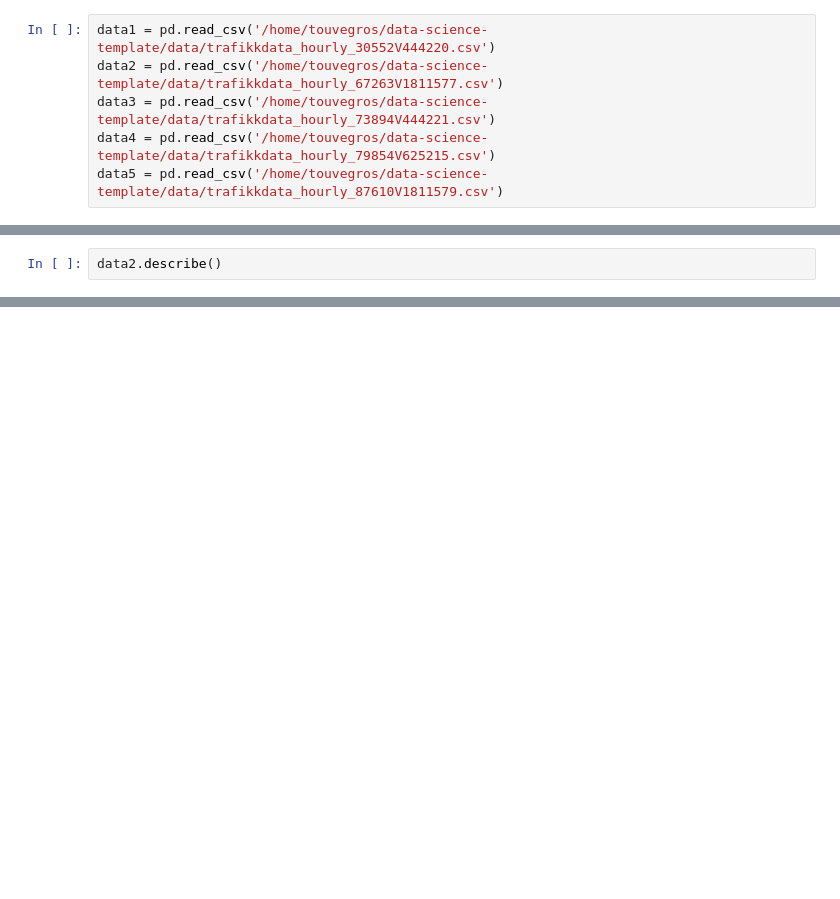
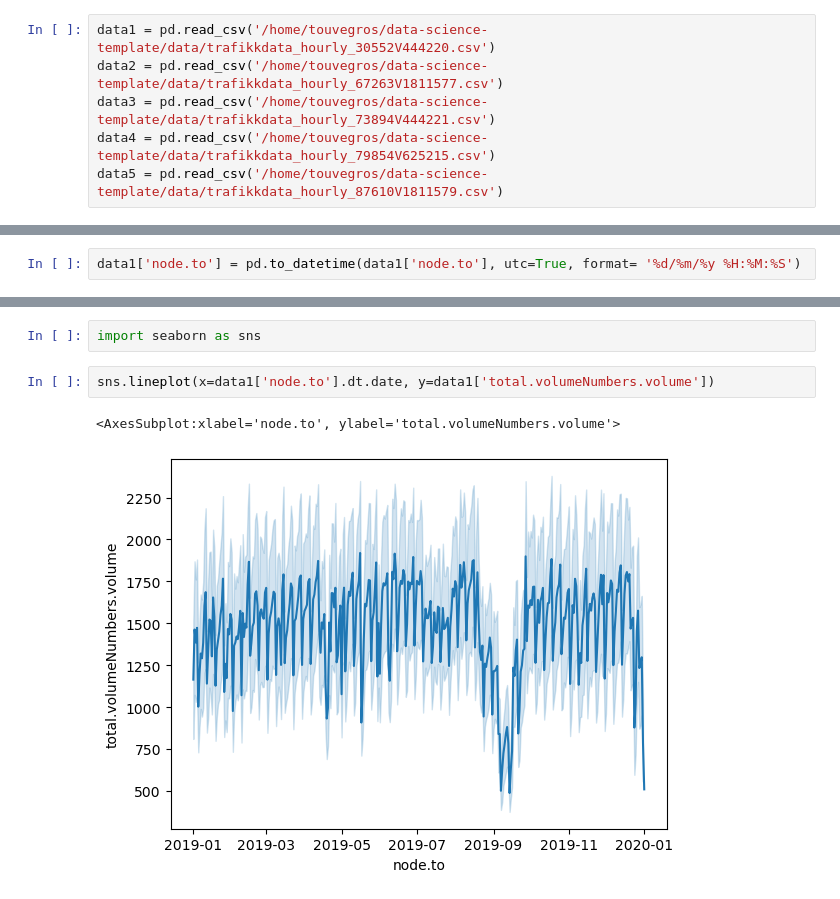
Before and after one commit to VegardRosenvinge/data-science-template, a Jupyter notebook: notebooks/Vegard - Datarens.ipynb, the cells around one changed output, grey strips where cells are left out. Cells and saved outputs as stored; diff of their text form; blank space fills up the shorter version.

```diff
--- a/notebooks/Vegard - Datarens.ipynb
+++ b/notebooks/Vegard - Datarens.ipynb
@@ -21,2 +26,2 @@ data1.describe()
 # %%
-data2.describe()
+data1['node.to'] = pd.to_datetime(data1['node.to'], utc=True, format= '%d/%m/%y %H:%M:%S')
@@ -38,0 +85,7 @@ data4.describe()
+# %%
+import seaborn as sns
+# %%
+sns.lineplot(x=data1['node.to'].dt.date, y=data1['total.volumeNumbers.volume'])
+# %% [output]
+<AxesSubplot:xlabel='node.to', ylabel='total.volumeNumbers.volume'>
+[figure, added]
```
Also changed, not shown: parts of 11 cells of this notebook, 1 other file.
